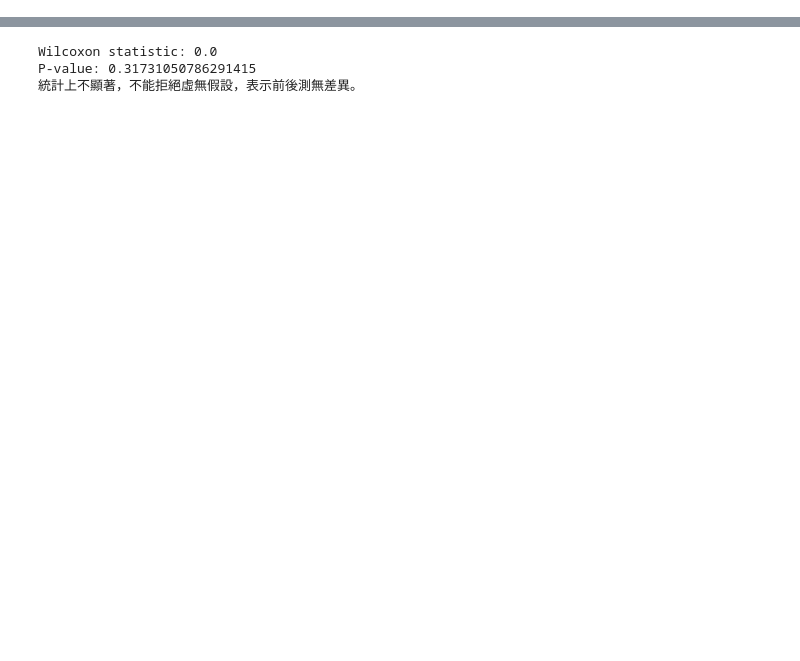
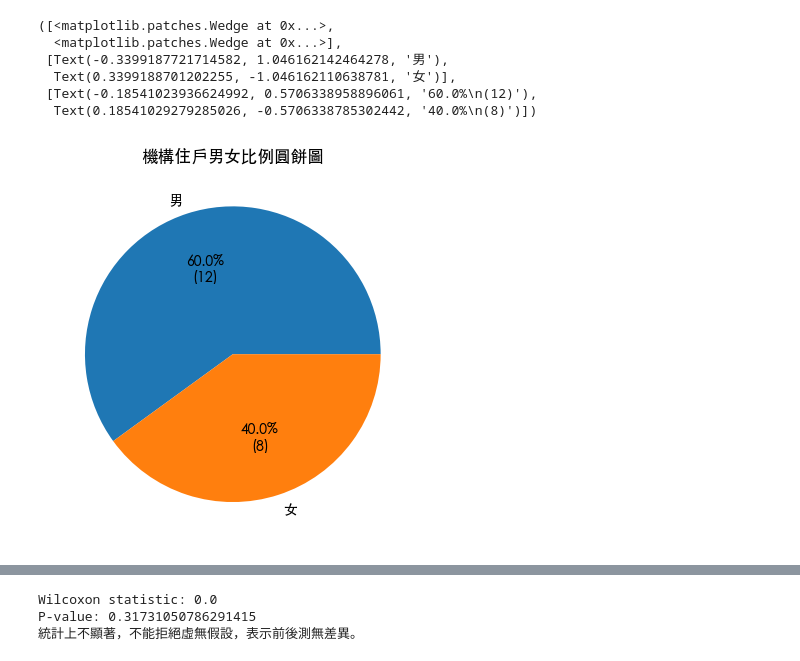
Before and after one commit to Yasmine-Cheng/statistc, a Jupyter notebook: 機構住戶.ipynb, the cells around one changed output, grey strips where cells are left out. Drawn from its saved outputs; the diff is of its cells as text; code cells hidden in the pictures; blank space fills up the shorter version.

```diff
--- a/機構住戶.ipynb
+++ b/機構住戶.ipynb
@@ -105,0 +122,19 @@ Name: 後測, dtype: float64
+# %%
+def autopct_format(values):
+        def my_format(pct):
+            total = sum(values)
+            val = int(round(pct*total/100.0))
+            return '{:.1f}%\n({v:d})'.format(pct, v=val)
+        return my_format
+
+s = df['性別'].value_counts()
+plt.title('機構住戶男女比例圓餅圖')
+plt.pie(s,labels = s.index, autopct=autopct_format(s))
+# %% [output]
+([<matplotlib.patches.Wedge at 0x...>,
+  <matplotlib.patches.Wedge at 0x...>],
+ [Text(-0.3399187721714582, 1.046162142464278, '男'),
+  Text(0.3399188701202255, -1.046162110638781, '女')],
+ [Text(-0.18541023936624992, 0.5706338958896061, '60.0%\n(12)'),
+  Text(0.18541029279285026, -0.5706338785302442, '40.0%\n(8)')])
+[figure, added]
```
Also changed, not shown: parts of 27 cells of this notebook, 2 other files.
